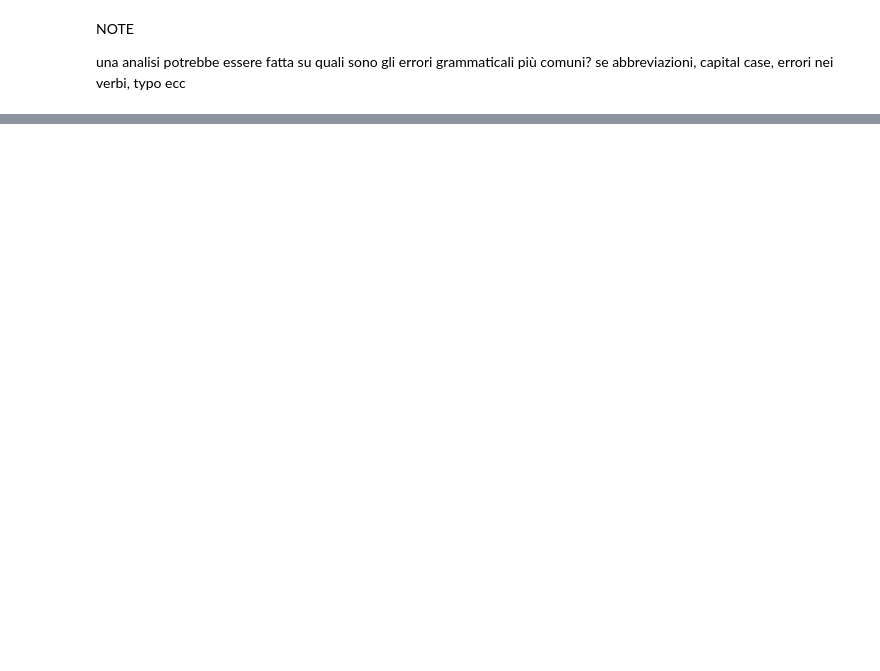
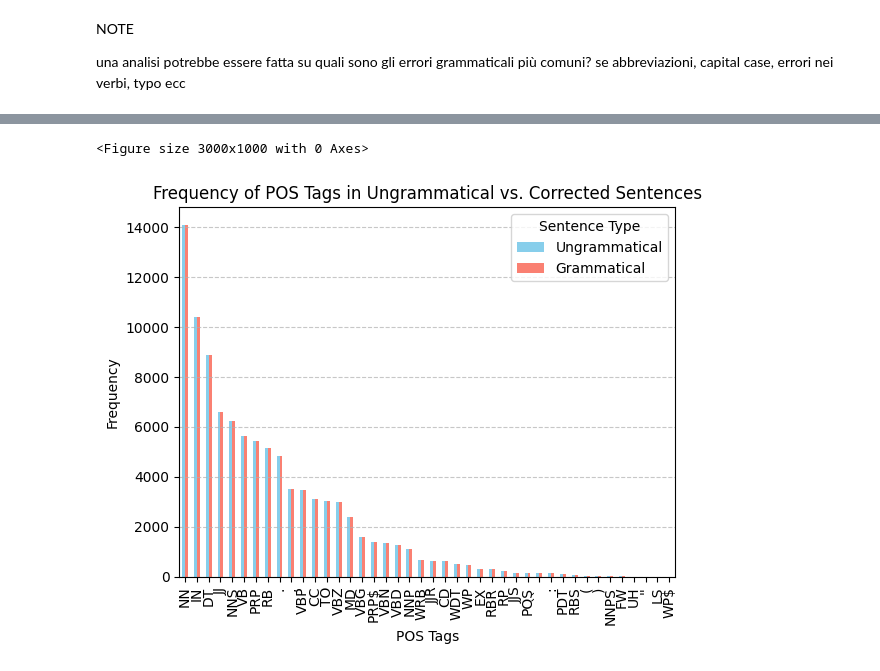
Before and after one commit to Sopralapanca/jet-brains-internship-challenge, a Jupyter notebook: [JBI]ImprovingWritingAssistance.ipynb, the cells around one changed output, grey strips where cells are left out. Drawn from its saved outputs; the diff is of its cells as text; code cells hidden in the pictures; blank space fills up the shorter version.

```diff
--- a/[JBI]ImprovingWritingAssistance.ipynb
+++ b/[JBI]ImprovingWritingAssistance.ipynb
@@ -40,0 +242,41 @@ una analisi potrebbe essere fatta su quali sono gli errori grammaticali più com
+# %%
+def pos_tag_distributions(sentences: pd.Series, corrections: pd.Series):
+
+    # Method to compute pos tagging on a series of strings
+    def pos_tagging(texts):
+      tagged_sentences = []
+      for sentence in sentences:
+          tokens = word_tokenize(sentence)
+          tagged = pos_tag(tokens)
+          tagged_sentences.extend(tagged)
+      return tagged_sentences
+
+    # Compute pos tagging for ungrammatical and grammatical sentences
+    pos_tag_ungrammatical = pos_tagging(sentences)
+    pos_tag_grammatical = pos_tagging(corrections)
+
+    # Count the frequency of each POS tag
+    ungrammatical_pos_counts = pd.Series([tag for _, tag in pos_tag_ungrammatical]).value_counts()
+    corrected_pos_counts = pd.Series([tag for _, tag in pos_tag_grammatical]).value_counts()
+
+    # Convert to DataFrame for visualization
+    pos_df = pd.DataFrame({
+        'Ungrammatical': ungrammatical_pos_counts,
+        'Grammatical': corrected_pos_counts
+    }).fillna(0)
+
+    # Plot
+    plt.figure(figsize=(30, 10))
+    pos_df.plot(kind='bar', color=['skyblue', 'salmon'])
+    plt.title('Frequency of POS Tags in Ungrammatical vs. Corrected Sentences')
+    plt.xlabel('POS Tags')
+    plt.ylabel('Frequency')
+    plt.xticks(rotation=90)  # Rotate the labels vertically
+    plt.legend(title='Sentence Type')
+    plt.grid(axis='y', linestyle='--', alpha=0.7)
+    plt.show()
+
+pos_tag_distributions(df["sentence"], df["corrections"])
+# %% [output]
+<Figure size 3000x1000 with 0 Axes>
+[figure, added]
```
Also changed, not shown: parts of 28 cells of this notebook.
